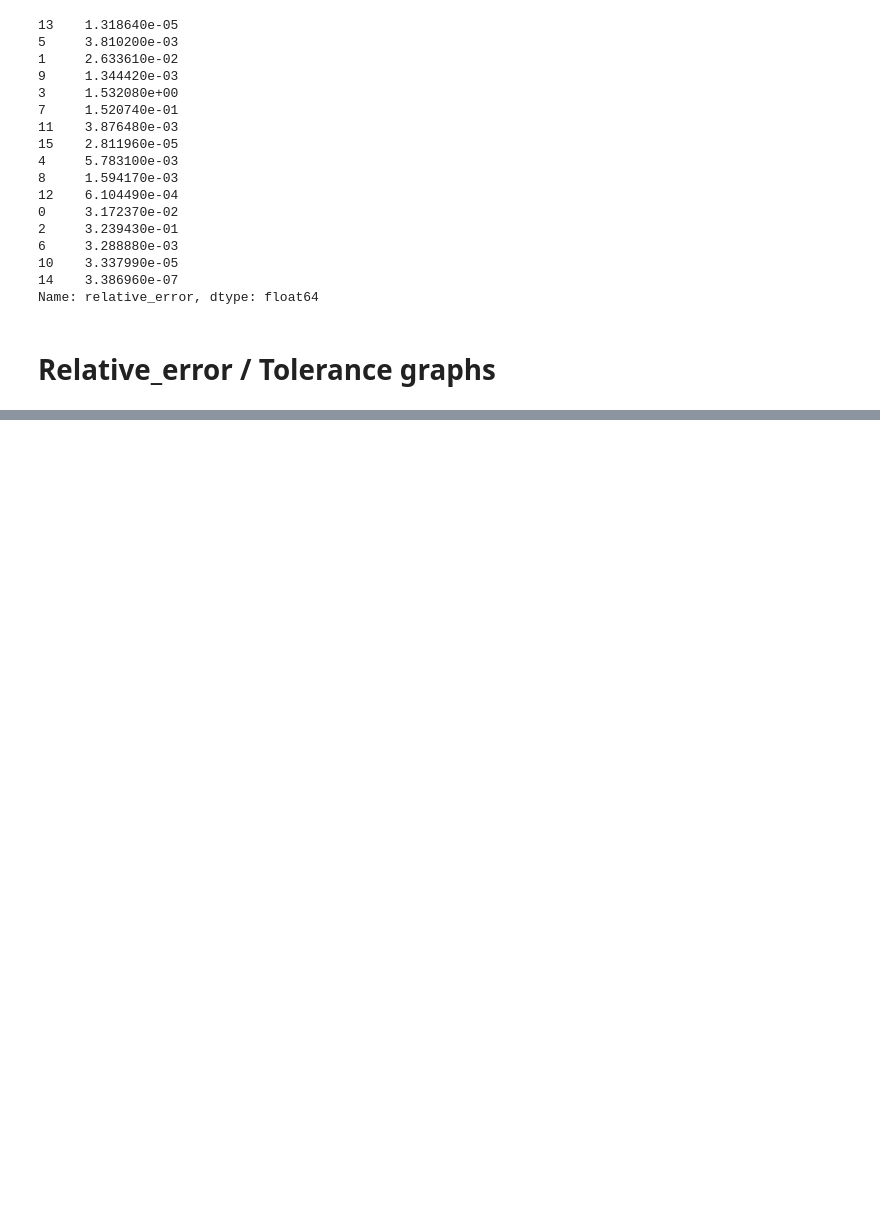
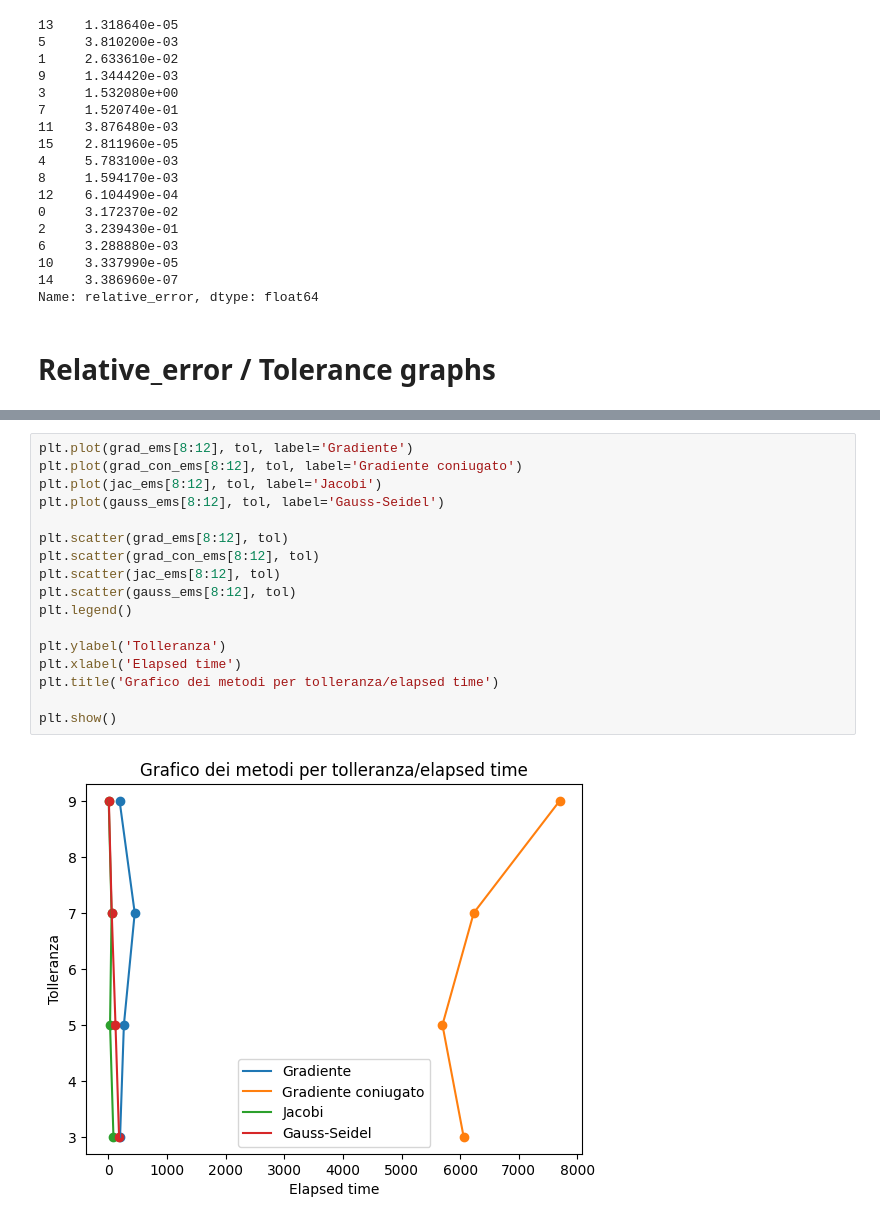
Before and after one commit to gabrielecanesi/iterative-solver, a Jupyter notebook: scripts/Graphs.ipynb, the cells around one changed output, grey strips where cells are left out. Drawn from its saved outputs; the diff is of its cells as text; blank space fills up the shorter version.

```diff
--- a/scripts/Graphs.ipynb
+++ b/scripts/Graphs.ipynb
@@ -133,0 +179,19 @@ plt.show()
+# %%
+plt.plot(grad_ems[8:12], tol, label='Gradiente')
+plt.plot(grad_con_ems[8:12], tol, label='Gradiente coniugato')
+plt.plot(jac_ems[8:12], tol, label='Jacobi')
+plt.plot(gauss_ems[8:12], tol, label='Gauss-Seidel')
+
+plt.scatter(grad_ems[8:12], tol)
+plt.scatter(grad_con_ems[8:12], tol)
+plt.scatter(jac_ems[8:12], tol)
+plt.scatter(gauss_ems[8:12], tol)
+plt.legend()
+
+plt.ylabel('Tolleranza')
+plt.xlabel('Elapsed time')
+plt.title('Grafico dei metodi per tolleranza/elapsed time')
+
+plt.show()
+# %% [output]
+[figure, added]
```
Also changed, not shown: parts of 9 cells of this notebook.
